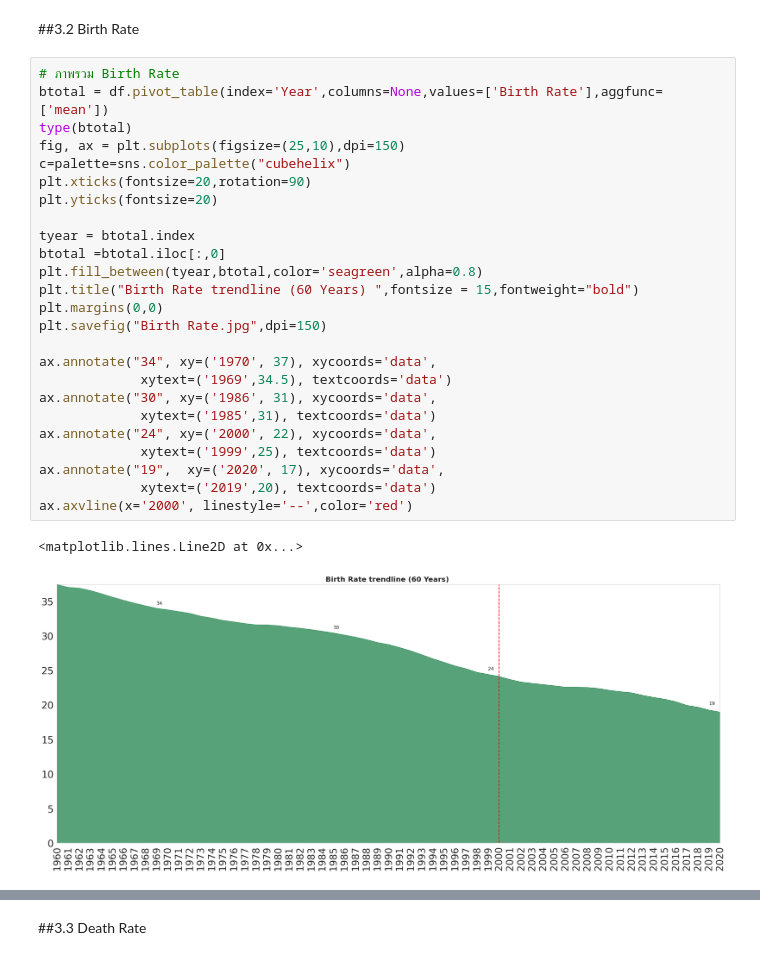
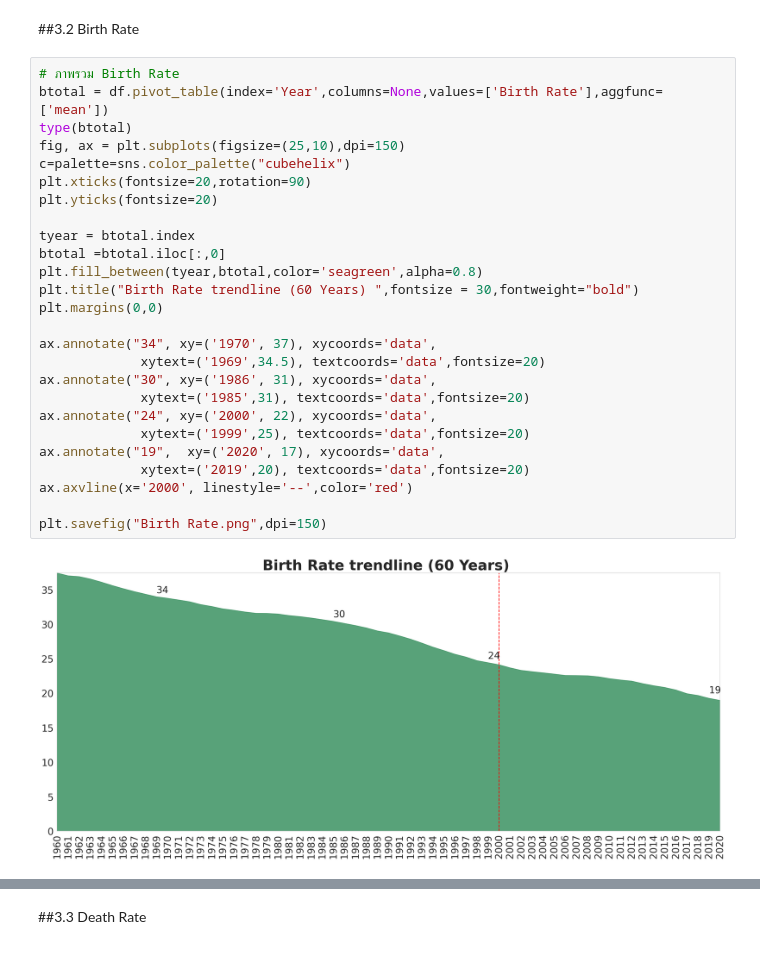
Before and after one commit to o-joe-v/World-Population, a Jupyter notebook: Master_final.ipynb, the cells around one changed output, grey strips where cells are left out. Cells and saved outputs as stored; diff of their text form.

```diff
--- a/Master_final.ipynb
+++ b/Master_final.ipynb
@@ -280,31 +283,31 @@ sns.set_style("whitegrid", {'axes.grid' : False})
 # %%
 # ภาพรวม Birth Rate
 btotal = df.pivot_table(index='Year',columns=None,values=['Birth Rate'],aggfunc=['mean'])
 type(btotal)
 fig, ax = plt.subplots(figsize=(25,10),dpi=150)
 c=palette=sns.color_palette("cubehelix")
 plt.xticks(fontsize=20,rotation=90)
 plt.yticks(fontsize=20)
 
 tyear = btotal.index
 btotal =btotal.iloc[:,0]
 plt.fill_between(tyear,btotal,color='seagreen',alpha=0.8)
-plt.title("Birth Rate trendline (60 Years) ",fontsize = 15,fontweight="bold")
+plt.title("Birth Rate trendline (60 Years) ",fontsize = 30,fontweight="bold")
 plt.margins(0,0)
-plt.savefig("Birth Rate.jpg",dpi=150)
 
 ax.annotate("34", xy=('1970', 37), xycoords='data',
-             xytext=('1969',34.5), textcoords='data')
+             xytext=('1969',34.5), textcoords='data',fontsize=20)
 ax.annotate("30", xy=('1986', 31), xycoords='data',
-             xytext=('1985',31), textcoords='data')
+             xytext=('1985',31), textcoords='data',fontsize=20)
 ax.annotate("24", xy=('2000', 22), xycoords='data',
-             xytext=('1999',25), textcoords='data')
+             xytext=('1999',25), textcoords='data',fontsize=20)
 ax.annotate("19",  xy=('2020', 17), xycoords='data',
-             xytext=('2019',20), textcoords='data')
+             xytext=('2019',20), textcoords='data',fontsize=20)
 ax.axvline(x='2000', linestyle='--',color='red')
+
+plt.savefig("Birth Rate.png",dpi=150)
 # %% [output]
-<matplotlib.lines.Line2D at 0x...>
-[figure, old version]
+[figure, new version]
 # %%
 # Birth Rate by Region
 b = df.pivot_table(index=['Year','Continent'],columns=None,values=['Birth Rate'],aggfunc=['mean'])
```
Also changed, not shown: parts of 15 cells of this notebook.
